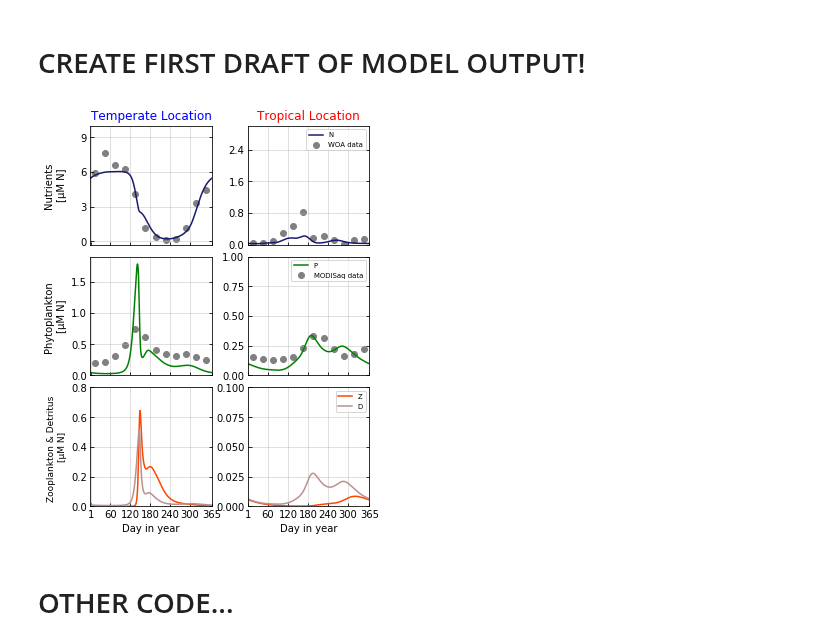
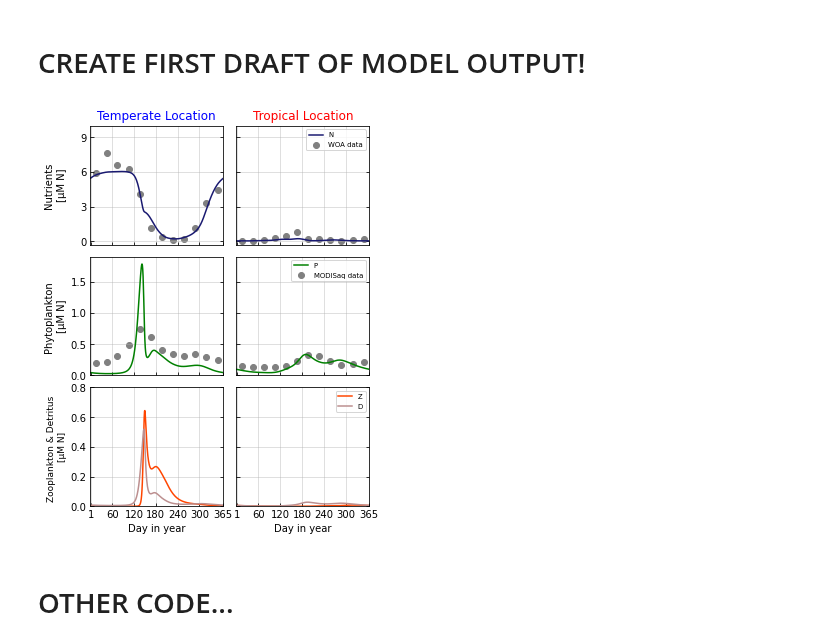
Before and after one commit to ben1post/kaweahcode, a Jupyter notebook: phydra_OSM/notebooks/NPZD_2locations_RESULTS.ipynb, the cells around one changed output. Cells and saved outputs as stored; diff of their text form; code cells hidden in the pictures.

```diff
--- a/phydra_OSM/notebooks/NPZD_2locations_RESULTS.ipynb
+++ b/phydra_OSM/notebooks/NPZD_2locations_RESULTS.ipynb
@@ -646,8 +646,8 @@ def modeloutputplot(i, outarrayx, ms):
     if i == 0:
         ax1[i].set_ylabel('Nutrients \n' '[µM N]', multialignment='center', fontsize=10)
 
-    ax1[0].set_ylim(-0.3, 10)
-    ax1[1].set_ylim(0, 3)
+    ax1[i].set_ylim(-0.3, 10)
+    #ax1[1].set_ylim(0, 3)
     if i == 1:
         ax1[i].legend(fontsize='x-small')
 
@@ -669,8 +669,8 @@ def modeloutputplot(i, outarrayx, ms):
 
     if i == 0:
         ax2[i].set_ylabel('Phytoplankton \n' '[µM N]', multialignment='center', fontsize=10)
-    ax2[0].set_ylim(0, P_Max)
-    ax2[1].set_ylim(0, 1)
+    ax2[i].set_ylim(0, P_Max)
+    #ax2[1].set_ylim(0, 1)
     # Z
 
     ax3[i].plot(timedays_ly, Zall, c=culrNPZD[2], label='Z')
@@ -681,41 +681,41 @@ def modeloutputplot(i, outarrayx, ms):
     #ax4[i_plot].set_title('Zooplankton')
 
 
     # D
     ax3[i].plot(timedays_ly, outarray_ly[:, 3], c=culrNPZD[3], label='D')
     #ax3[i].set_ylabel('Detritus \n' '[µM N]', multialignment='center', fontsize=9)
-    ax3[0].set_ylim(0,D_Max)
-    ax3[1].set_ylim(0,0.1)
+    ax3[i].set_ylim(0,D_Max)
+    #ax3[1].set_ylim(0,0.1)
     ax3[i].set_xlabel('Day in year')
     if i == 1:
         ax3[i].legend(fontsize='x-small')
-        #ax1[i].set_yticklabels([])
-        #ax2[i].set_yticklabels([])
-        #ax3[i].set_yticklabels([])
+        ax1[i].set_yticklabels([])
+        ax2[i].set_yticklabels([])
+        ax3[i].set_yticklabels([])
     # Legend
 
 
 
 modeloutputplot(0, outarray, ms)
 modeloutputplot(1, outarray2,ms2)
 # ax1[muplot].invert_yaxis()
 
 # Defining custom 'xlim' and 'ylim' values.
 xlim = (0, 365)
 
 # Setting the values for all axes.
 plt.setp((ax1, ax2, ax3), xlim=xlim)
 
 f1.align_ylabels()
 
 #plt.tight_layout()
 
-plt.subplots_adjust(hspace=0.1, wspace=0.3)
+plt.subplots_adjust(hspace=0.1, wspace=0.1)
 
-plt.savefig('Figure4.pdf', bbox_inches='tight')
+plt.savefig('Figure4.png', bbox_inches='tight')
 plt.show()
 # %% [output]
-[figure, old version]
+[figure, new version]
 # %% [markdown]
 # OTHER CODE...
 # %%
```
Also changed, not shown: parts of 2 cells of this notebook, 4 other files.
